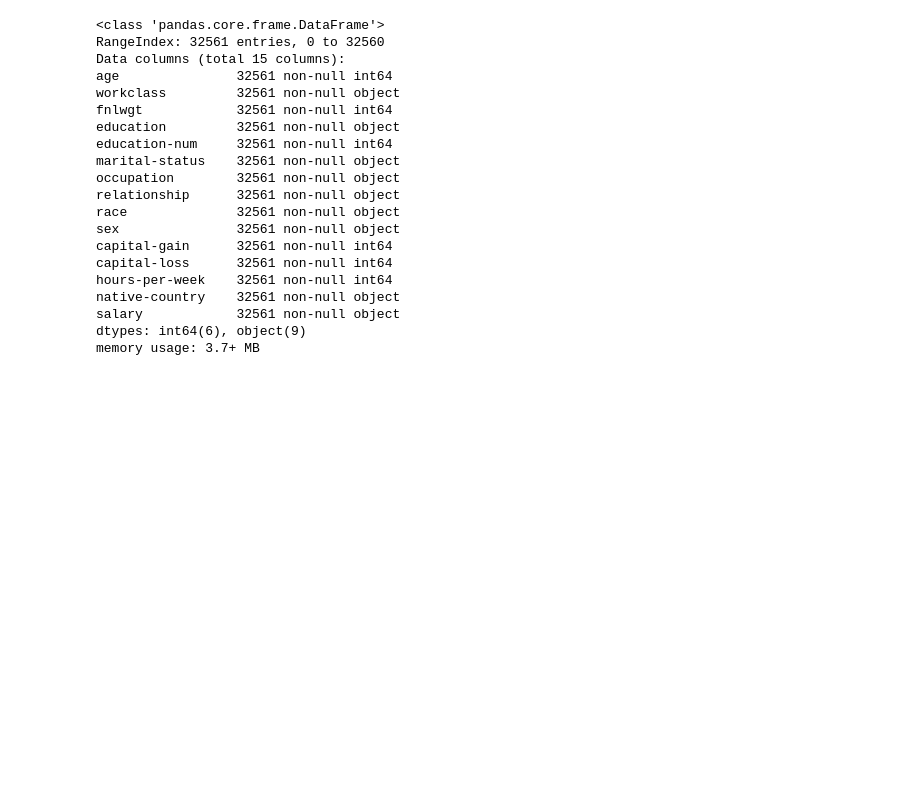
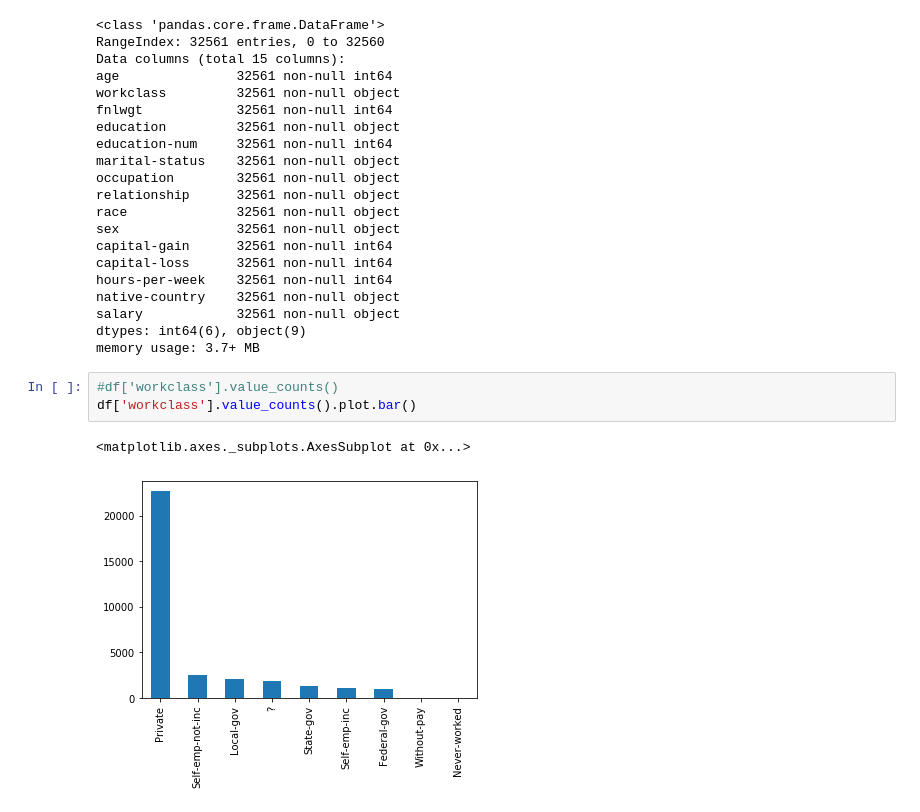
Before and after one commit to ahmedserag2/CensusDataModel, a Jupyter notebook: census.ipynb, the cells around one changed output. Cells and saved outputs as stored; diff of their text form; blank space fills up the shorter version.

```diff
--- a/census.ipynb
+++ b/census.ipynb
@@ -40,3 +41,9 @@ native-country    32561 non-null object
 salary            32561 non-null object
 dtypes: int64(6), object(9)
 memory usage: 3.7+ MB
+# %%
+#df['workclass'].value_counts()
+df['workclass'].value_counts().plot.bar()
+# %% [output]
+<matplotlib.axes._subplots.AxesSubplot at 0x...>
+[figure, added]
```
Also changed, not shown: parts of 23 cells of this notebook.
